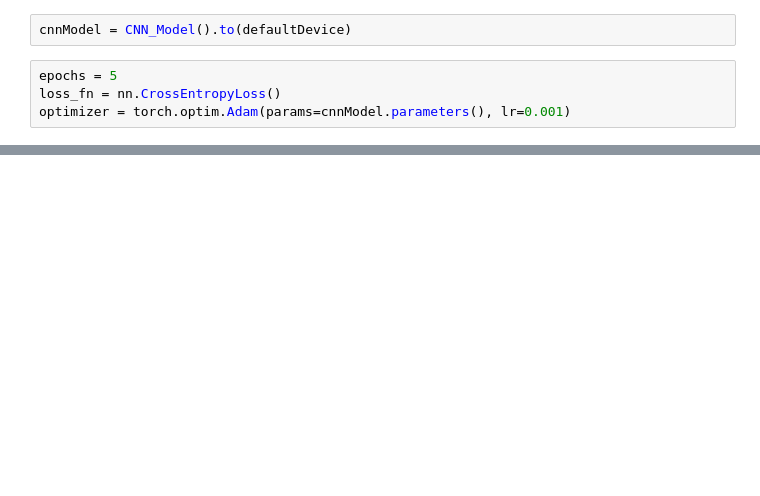
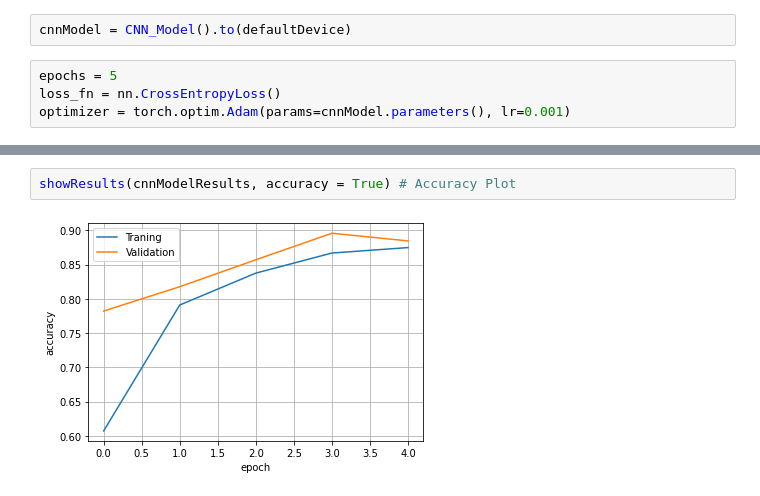
Before and after one commit to PremKumar-V/ML_Projects, a Jupyter notebook: deeplearning_course_project.ipynb, the cells around one changed output, grey strips where cells are left out. Drawn from its saved outputs; the diff is of its cells as text; blank space fills up the shorter version.

```diff
--- a/deeplearning_course_project.ipynb
+++ b/deeplearning_course_project.ipynb
@@ -340,0 +419,4 @@ cnnModelResults = train(model = cnnModel,
+# %%
+showResults(cnnModelResults, accuracy = True) # Accuracy Plot
+# %% [output]
+[figure, added]
```
Also changed, not shown: parts of 51 cells of this notebook.
